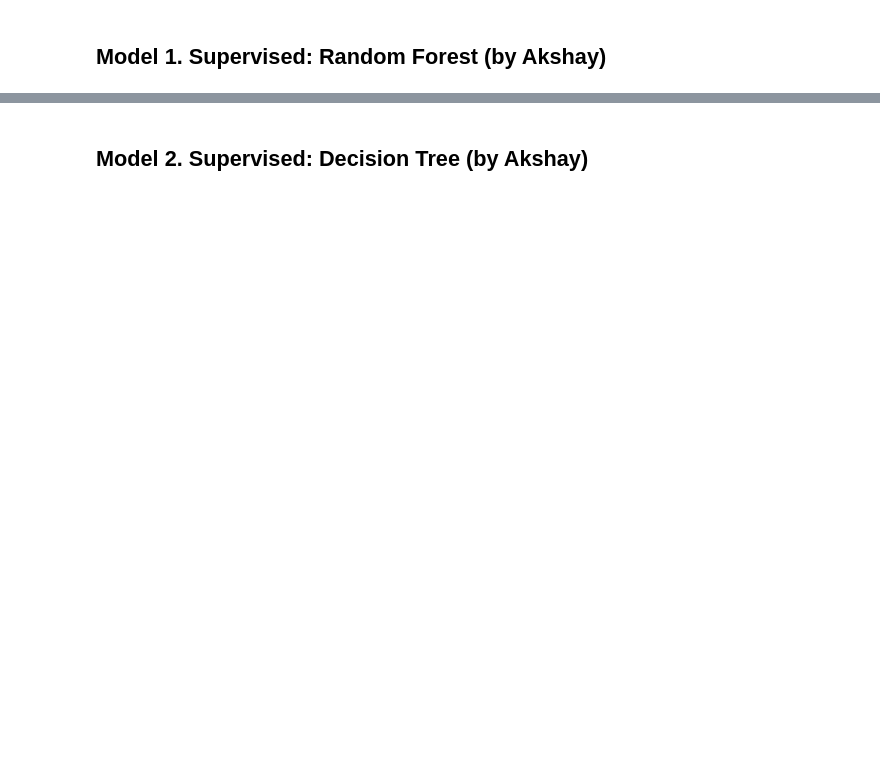
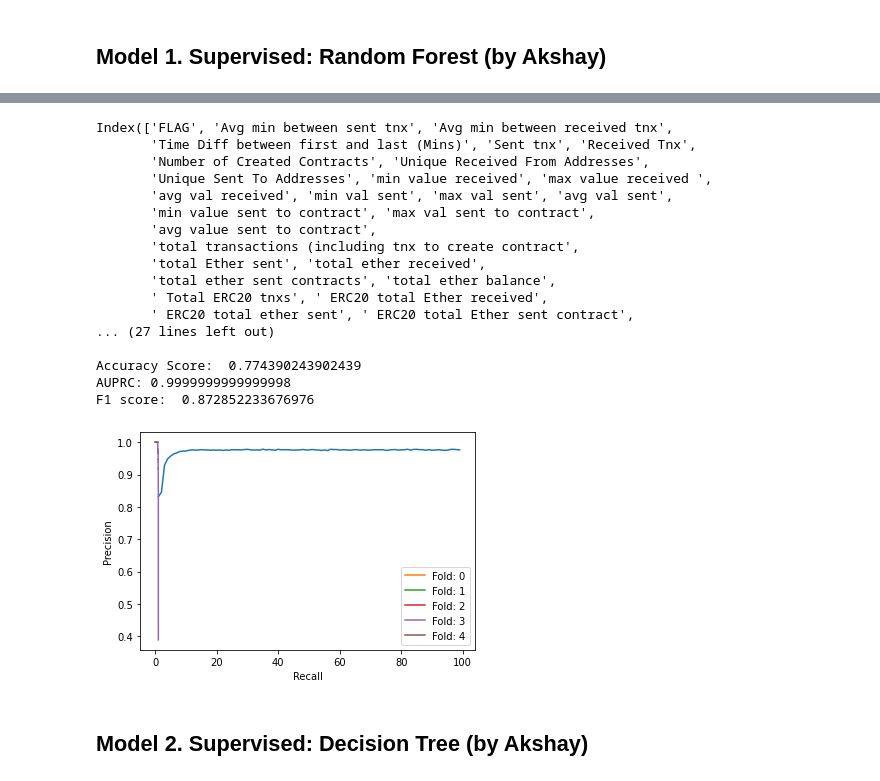
Before and after one commit to kennylee9672/EthereumFraudDetection, a Jupyter notebook: EthereumFraudModeling.ipynb, the cells around one changed output, grey strips where cells are left out. Saved outputs shown, nothing was run; the diff lists cells and outputs as text; code cells hidden in the pictures; blank space fills up the shorter version.

```diff
--- a/EthereumFraudModeling.ipynb
+++ b/EthereumFraudModeling.ipynb
@@ -188,9 +227,9 @@ class EthereumFraudModeling:
 # %% [markdown]
 # 2. Data Reading
 # %%
-efm = EthereumFraudModeling()
-print(efm.data.shape)
-display(efm.data.head())
+efm = Ethereum_Fraud_Model()
+print(efm.df.shape)
+display(efm.df.head())
 # %% [output]
 (9841, 50)
 |  | Index | Address | FLAG | Avg min between sent tnx | Avg min between received tnx | Time Diff between first and last ... | Sent tnx | ... |
@@ -235,7 +272,8 @@ Data Distribution After SMOTE:  Counter({0: 7662, 1: 7662})
 from sklearn.tree import DecisionTreeClassifier
 from sklearn.ensemble import RandomForestClassifier
 from sklearn.model_selection import KFold
-df = efm.data.drop(['Index', 'Address', ' ERC20 most sent token type', ' ERC20_most_rec_token_type'], axis=1)
+
+df = efm.df.drop(efm.filtered_colns, axis=1)
 df.fillna(df.median(), inplace=True)
 df.head()
 # %% [output]
@@ -247,8 +285,6 @@ df.head()
 | 4 | 0 | 36.61 | 10707.77 | 382472.42 | 4598 | 20 | ... |
 5 rows × 46 columns
 # %%
-X= df.drop(columns=['FLAG'])
-Y=df['FLAG']
-train_X,test_X,train_Y,test_Y=train_test_split(X,Y,test_size=0.7,random_state=1)
-kf = KFold(n_splits=5)
-kf.get_n_splits(X,Y)
+X = df.drop(columns=[TARGET_FEATURE])
+y = df[TARGET_FEATURE]
+train_X, test_X, train_Y, test_Y = train_test_split(X, y, test_size=0.7,random_state=1)
@@ -321,3 +360,29 @@ F1 score:  0.872852233676976
+# %%
+efm = Ethereum_Fraud_Model()
+df = efm.df.drop(efm.filtered_colns, axis=1)
+print(df.columns)
+rfm = Random_Forest_Model(df)
+rfm.set_max_depth(100)
+rfm.run()
+# %% [output]
+Index(['FLAG', 'Avg min between sent tnx', 'Avg min between received tnx',
+       'Time Diff between first and last (Mins)', 'Sent tnx', 'Received Tnx',
+       'Number of Created Contracts', 'Unique Received From Addresses',
+       'Unique Sent To Addresses', 'min value received', 'max value received ',
+       'avg val received', 'min val sent', 'max val sent', 'avg val sent',
+       'min value sent to contract', 'max val sent to contract',
+       'avg value sent to contract',
+       'total transactions (including tnx to create contract',
+       'total Ether sent', 'total ether received',
+       'total ether sent contracts', 'total ether balance',
+       ' Total ERC20 tnxs', ' ERC20 total Ether received',
+       ' ERC20 total ether sent', ' ERC20 total Ether sent contract',
+... (27 lines left out)
+
+Accuracy Score:  0.774390243902439
+AUPRC: 0.9999999999999998
+F1 score:  0.872852233676976
+[figure, added]
 # %% [markdown]
 ## Model 2. Supervised: Decision Tree (by Akshay)
 # %%
```
Also changed, not shown: parts of 14 cells of this notebook, 2 other files.
